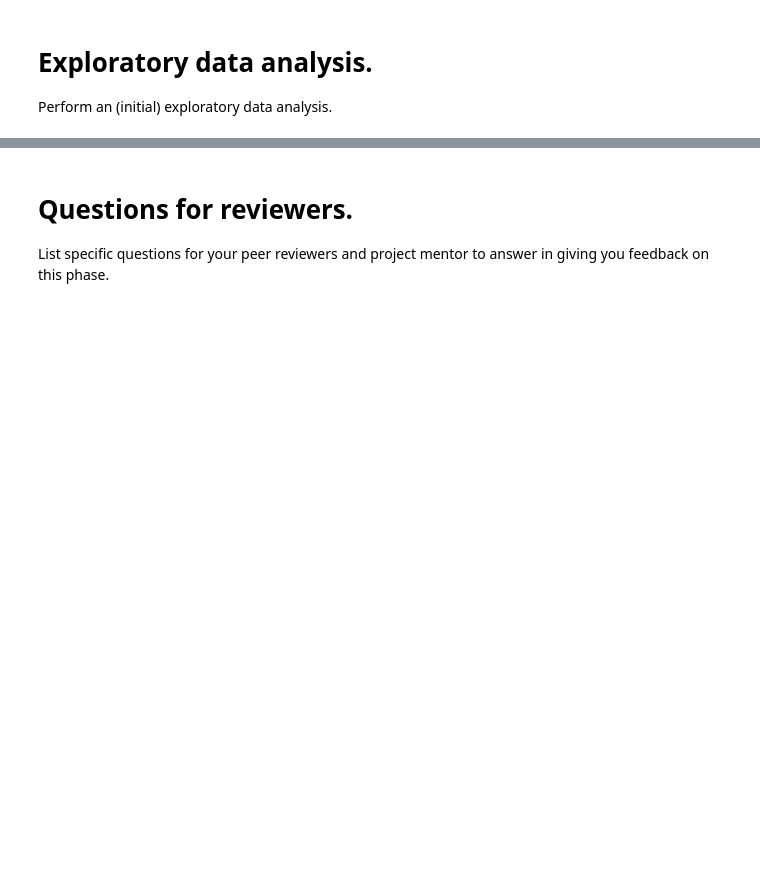
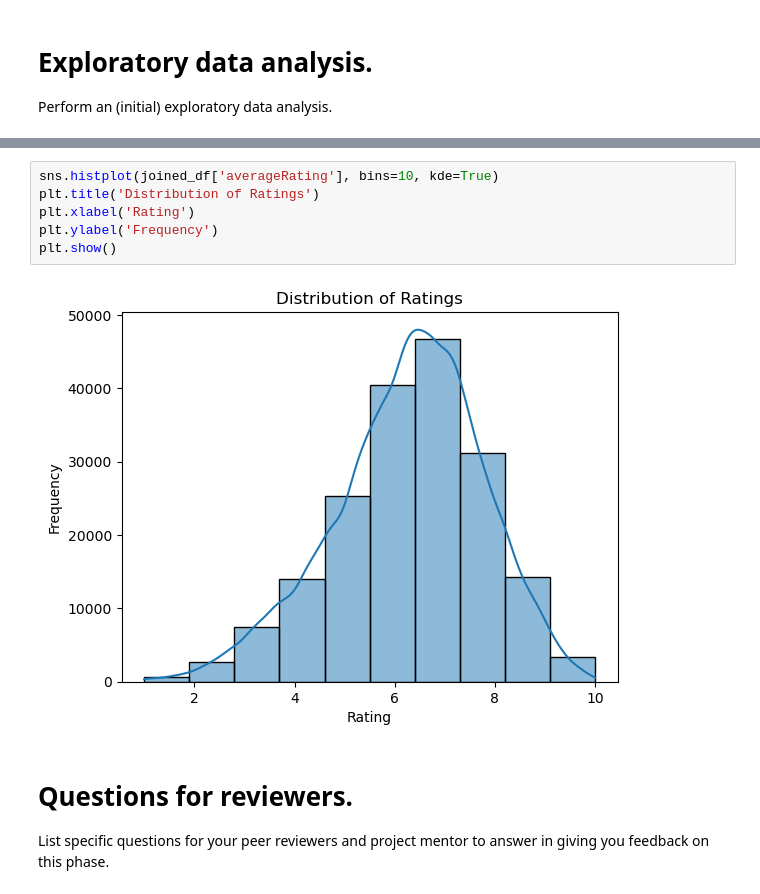
Before and after one commit to mohdLabadi/info2950-finalproject, a Jupyter notebook: phase2.ipynb, the cells around one changed output, grey strips where cells are left out. Cells and saved outputs as stored; diff of their text form; blank space fills up the shorter version.

```diff
--- a/phase2.ipynb
+++ b/phase2.ipynb
@@ -190,3 +416,11 @@ Perform an (initial) exploratory data analysis.
+# %%
+sns.histplot(joined_df['averageRating'], bins=10, kde=True)
+plt.title('Distribution of Ratings')
+plt.xlabel('Rating')
+plt.ylabel('Frequency')
+plt.show()
+# %% [output]
+[figure, added]
 # %% [markdown]
 
 # Questions for reviewers.
```
Also changed, not shown: parts of 16 cells of this notebook, 1 other file.
